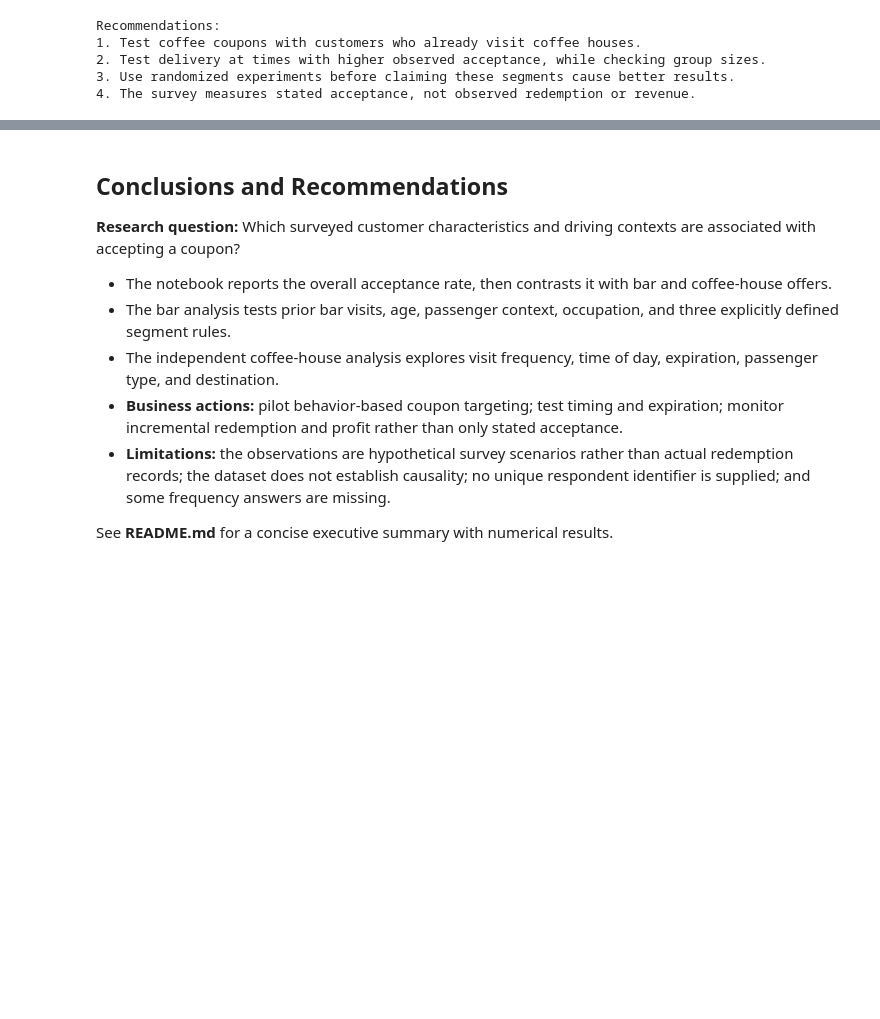
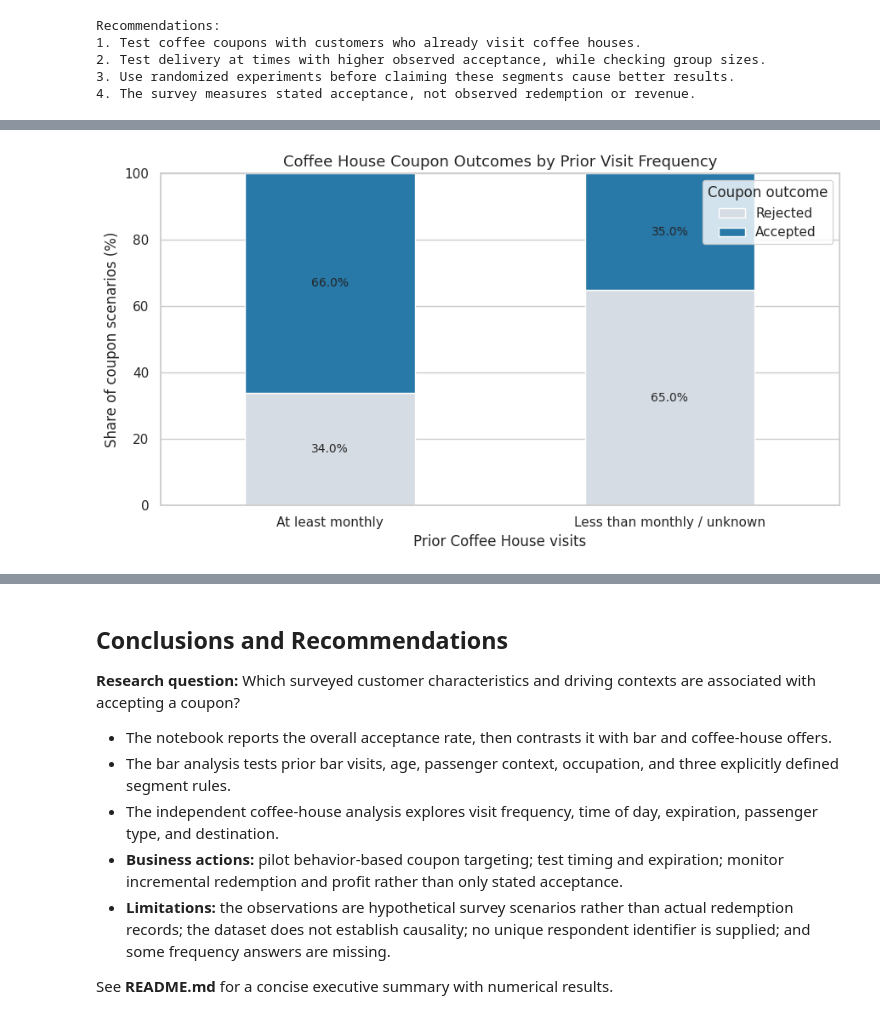
Before and after one commit to trilokreddyarava/Trilok_Berkley_AI_ML_PC, a Jupyter notebook: Module_05/Assignment_5_1_Coupon_Acceptance/notebooks/coupon_acceptance_analysis.ipynb, the cells around one changed output, grey strips where cells are left out. Cells and saved outputs as stored; diff of their text form; code cells hidden in the pictures; blank space fills up the shorter version.

```diff
--- a/Module_05/Assignment_5_1_Coupon_Acceptance/notebooks/coupon_acceptance_analysis.ipynb
+++ b/Module_05/Assignment_5_1_Coupon_Acceptance/notebooks/coupon_acceptance_analysis.ipynb
@@ -425,0 +489,15 @@ Recommendations:
+# %%
+# Show accepted and rejected percentages together for the two visit-frequency groups.
+share = contingency.div(contingency.sum(axis=1), axis=0).mul(100)
+ax = share[['Rejected', 'Accepted']].plot(kind='bar', stacked=True, figsize=(9, 5), color=['#D6DCE4', '#2878A8'])
+ax.set(title='Coffee House Coupon Outcomes by Prior Visit Frequency', xlabel='Prior Coffee House visits', ylabel='Share of coupon scenarios (%)', ylim=(0, 100))
+ax.tick_params(axis='x', rotation=0)
+for container in ax.containers:
+    labels = [f'{v:.1f}%' if v >= 6 else '' for v in container.datavalues]
+    ax.bar_label(container, labels=labels, label_type='center', fontsize=10)
+ax.legend(title='Coupon outcome', loc='upper right')
+plt.tight_layout()
+plt.savefig('../outputs/coffee_accepted_vs_rejected.png', dpi=160, bbox_inches='tight')
+plt.show()
+# %% [output]
+[figure, added]
```
Also changed, not shown: parts of 4 cells of this notebook.
